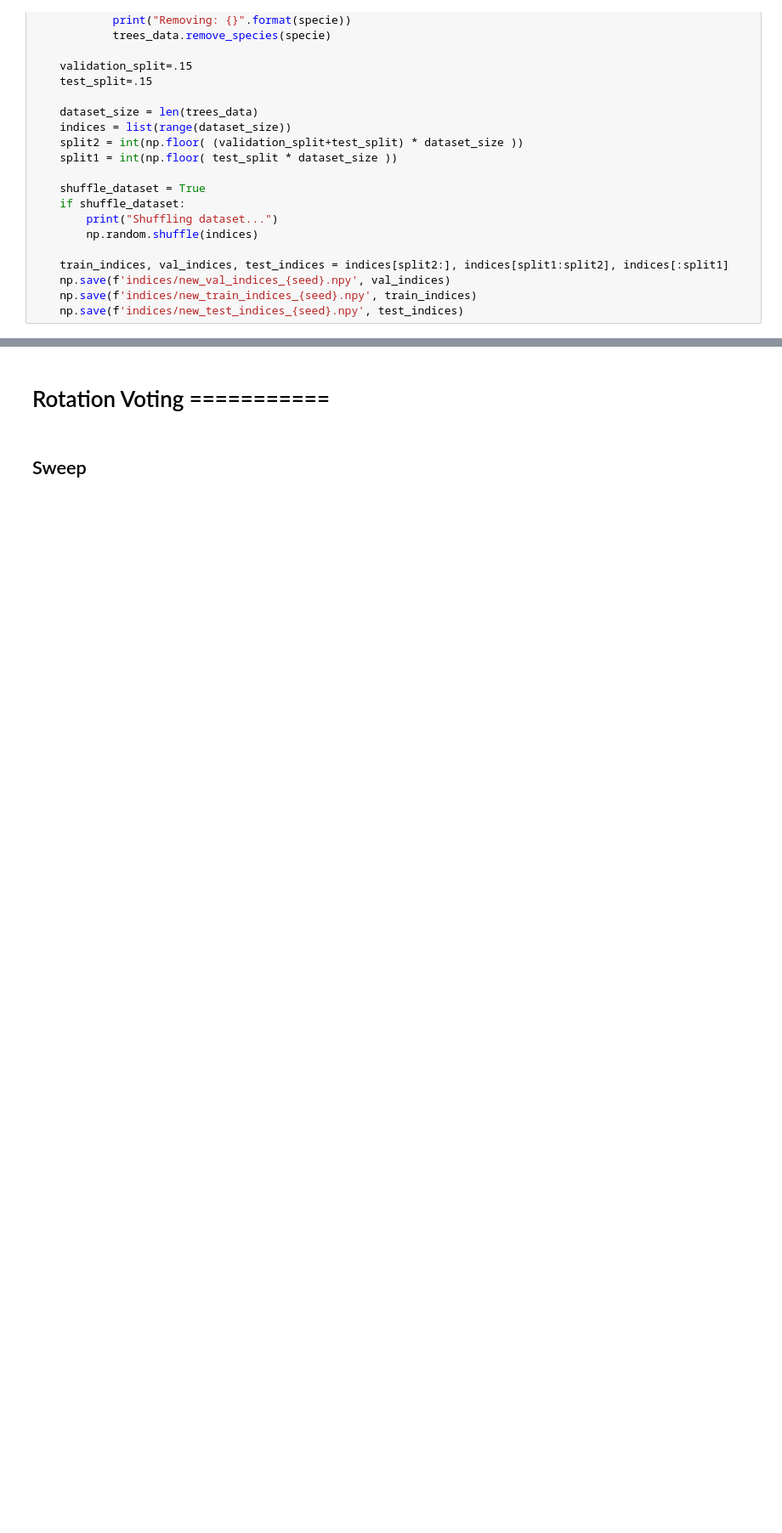
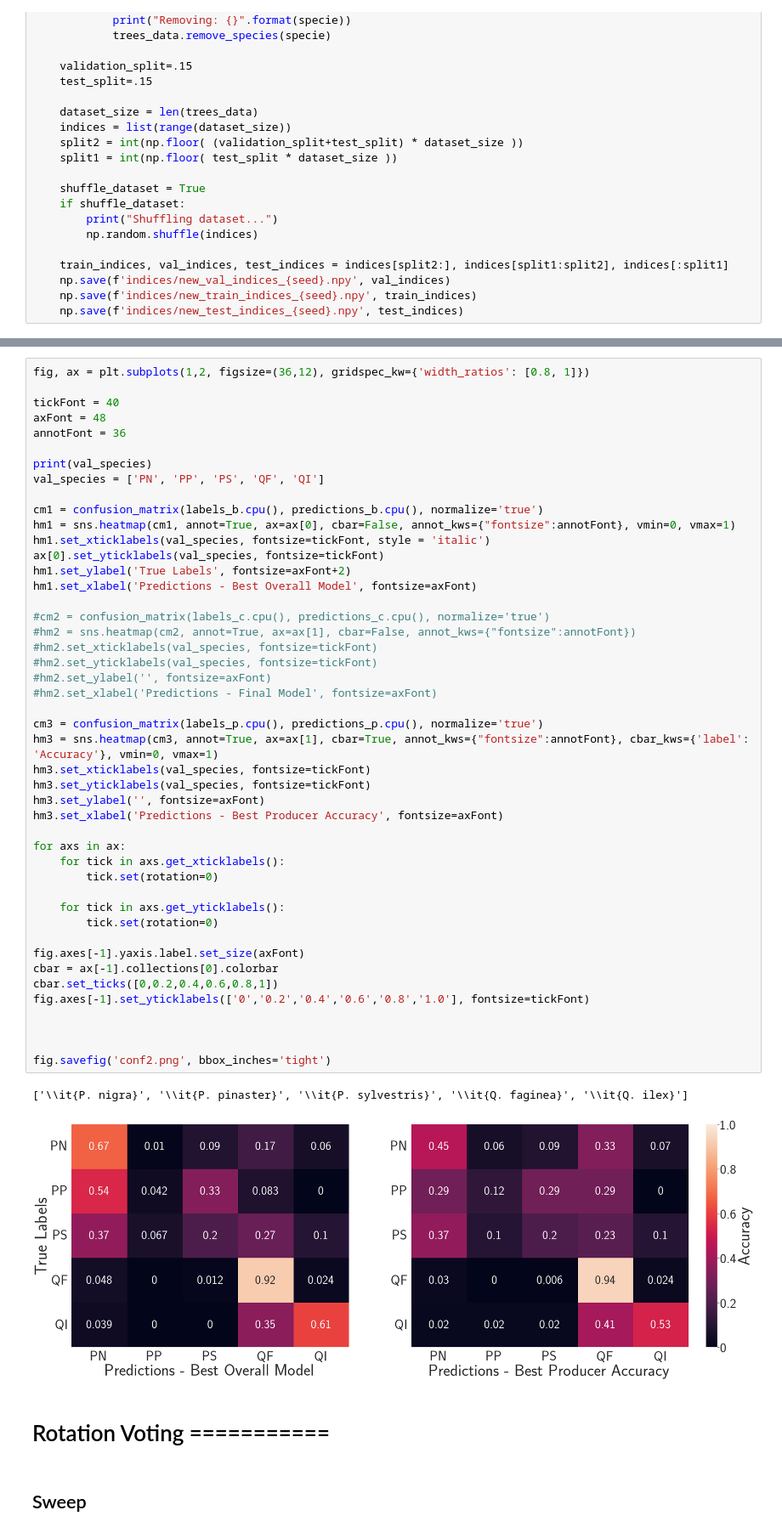
Before and after one commit to mataln/laser-trees, a Jupyter notebook: notebooks/rotation_vote.ipynb, the cells around one changed output, grey strips where cells are left out. Shown at 85% size. Drawn from its saved outputs; the diff is of its cells as text; blank space fills up the shorter version.

```diff
--- a/notebooks/rotation_vote.ipynb
+++ b/notebooks/rotation_vote.ipynb
@@ -140,3 +140,52 @@ fig.savefig('conf.png', bbox_inches='tight')
+# %%
+fig, ax = plt.subplots(1,2, figsize=(36,12), gridspec_kw={'width_ratios': [0.8, 1]})
+
+tickFont = 40
+axFont = 48
+annotFont = 36
+
+print(val_species)
+val_species = ['PN', 'PP', 'PS', 'QF', 'QI']
+
+cm1 = confusion_matrix(labels_b.cpu(), predictions_b.cpu(), normalize='true')
+hm1 = sns.heatmap(cm1, annot=True, ax=ax[0], cbar=False, annot_kws={"fontsize":annotFont}, vmin=0, vmax=1)
+hm1.set_xticklabels(val_species, fontsize=tickFont, style = 'italic')
+ax[0].set_yticklabels(val_species, fontsize=tickFont)
+hm1.set_ylabel('True Labels', fontsize=axFont+2)
+hm1.set_xlabel('Predictions - Best Overall Model', fontsize=axFont)
+
+#cm2 = confusion_matrix(labels_c.cpu(), predictions_c.cpu(), normalize='true')
+#hm2 = sns.heatmap(cm2, annot=True, ax=ax[1], cbar=False, annot_kws={"fontsize":annotFont})
+#hm2.set_xticklabels(val_species, fontsize=tickFont)
+#hm2.set_yticklabels(val_species, fontsize=tickFont)
+#hm2.set_ylabel('', fontsize=axFont)
+#hm2.set_xlabel('Predictions - Final Model', fontsize=axFont)
+
+cm3 = confusion_matrix(labels_p.cpu(), predictions_p.cpu(), normalize='true')
+hm3 = sns.heatmap(cm3, annot=True, ax=ax[1], cbar=True, annot_kws={"fontsize":annotFont}, cbar_kws={'label': 'Accuracy'}, vmin=0, vmax=1)
+hm3.set_xticklabels(val_species, fontsize=tickFont)
+hm3.set_yticklabels(val_species, fontsize=tickFont)
+hm3.set_ylabel('', fontsize=axFont)
+hm3.set_xlabel('Predictions - Best Producer Accuracy', fontsize=axFont)
+
+for axs in ax:
+    for tick in axs.get_xticklabels():
+        tick.set(rotation=0)
+
+    for tick in axs.get_yticklabels():
+        tick.set(rotation=0)
+
+fig.axes[-1].yaxis.label.set_size(axFont)
+cbar = ax[-1].collections[0].colorbar
+cbar.set_ticks([0,0.2,0.4,0.6,0.8,1])
+fig.axes[-1].set_yticklabels(['0','0.2','0.4','0.6','0.8','1.0'], fontsize=tickFont)
+
+
+
+fig.savefig('conf2.png', bbox_inches='tight')
+# %% [output]
+['\\it{P. nigra}', '\\it{P. pinaster}', '\\it{P. sylvestris}', '\\it{Q. faginea}', '\\it{Q. ilex}']
+[figure, added]
 # %% [markdown]
 # Rotation Voting ===========
 # %% [markdown]
```
Also changed, not shown: parts of 3 cells of this notebook.
